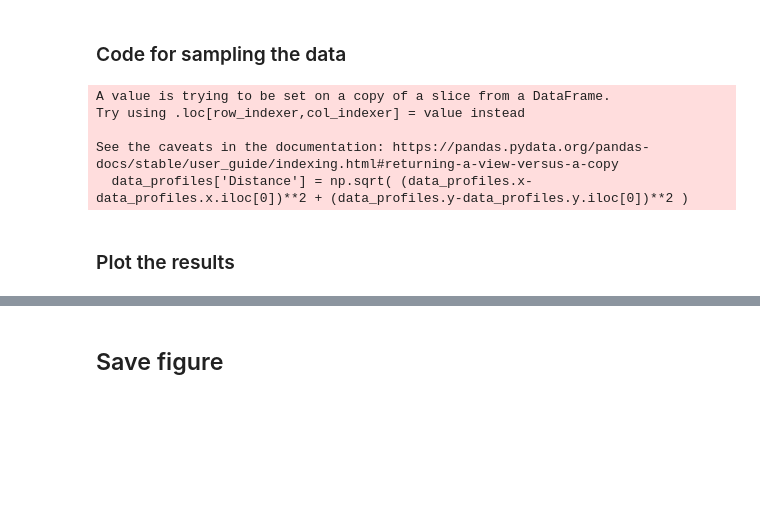
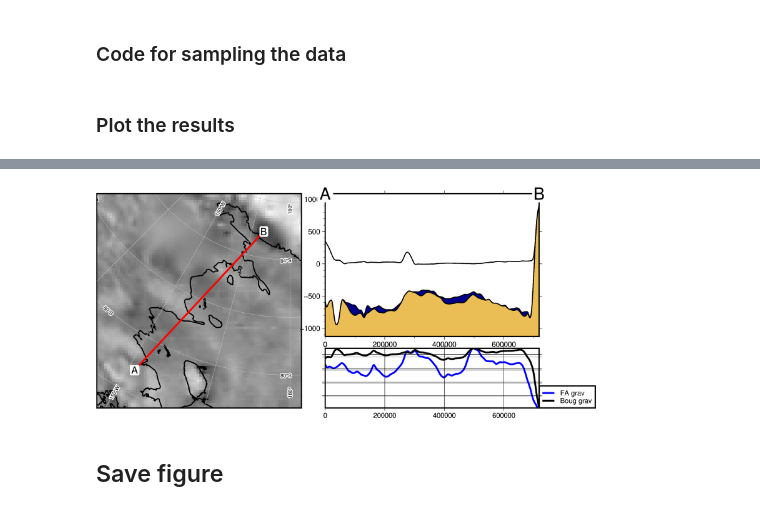
Before and after one commit to mdtanker/polartoolkit, a Jupyter notebook: auto_xsection.ipynb, the cells around one changed output, grey strips where cells are left out. Saved outputs shown, nothing was run; the diff lists cells and outputs as text; code cells hidden in the pictures; blank space fills up the shorter version.

```diff
--- a/auto_xsection.ipynb
+++ b/auto_xsection.ipynb
@@ -43,14 +43,14 @@ Note: shapefiles can be made quickly in QGIS. To increase the sampling resolutio
 # %%
 # choose one of the below methods
 ####
-# METHOD = "points"
-METHOD = "shapefile"
+METHOD = "points"
+# METHOD = "shapefile"
 ####
 
 # Example profiles to plot
 # siple coast
-# a=(-590000,-1070000)
-# b=(-100000,-545000)
+a=(-590000,-1070000)
+b=(-100000,-545000)
 
 # discovery deep
 # a=(307320,-1140665)
@@ -61,7 +61,7 @@ METHOD = "shapefile"
 # b=(2174939,1721844)
 
 # Line from Mulock Glacier to ice front through Discover Deep
-gdf=gpd.read_file('sample_data\Disco_deep_transect_1k.shp')
+gdf=gpd.read_file('data/Disco_deep_transect_1k.shp')
 
 # Line from ice shelf calving front to the grounding zone through Roosevelt Island
 # gdf=gpd.read_file('sample_data\Roosevelt_Island_10k.shp')
@@ -73,9 +73,9 @@ gdf=gpd.read_file('sample_data\Disco_deep_transect_1k.shp')
 # %%
 # earth-layer data to plot in cross-section
 earth_profilelist=(
-    'sample_data/BedMachine_surface_wgs_10k.nc',
-    'sample_data/BedMachine_icebase_wgs_10k.nc',
-    'sample_data/BedMachine_bed_wgs_10k.nc',
+    'data/BedMachine_surface_wgs_10k.nc',
+    'data/BedMachine_icebase_wgs_10k.nc',
+    'data/BedMachine_bed_wgs_10k.nc',
      # 'C:/Users/matthewt/Documents/BedMachine/BedMachine_surface_wgs.nc',
      # 'C:/Users/matthewt/Documents/BedMachine/BedMachine_icebase_wgs.nc',
      # 'C:/Users/matthewt/Documents/BedMachine/BedMachine_bed_wgs.nc',
@@ -92,15 +92,15 @@ x_section_colorlist=(
 
 # data to plot as a seperate profile
 data_profiledict={
-        'sample_data/ant4d_fa.tif' : ('FA grav', 'blue'),
-        'sample_data/ant4d_bafa.tif' : ('Boug grav', 'black'),
-        'sample_data/antarctic_ice_vel_phase_map_v01-vmag.nc' : ('Ice vel', 'purple'),
+        'data/ant4d_fa.tif' : ('FA grav', 'blue'),
+        'data/ant4d_bafa.tif' : ('Boug grav', 'black'),
+        # 'data/antarctic_ice_vel_phase_map_v01-vmag.nc' : ('Ice vel', 'purple'),
         # 'C:/Users/matthewt/Documents/Python_Scripts/GRL_2021_Figures/RIS_Grav_5k.nc' : ('Grav', 'black'),
         # 'C:/Users/matthewt/Documents/Python_Scripts/GRL_2021_Figures/RIS_Mag_5k.nc' : ('Mag', 'black'),
 }
 
 # background grid and colorscale for map
-plot_grid='sample_data/moa750_2009_hp1_v1.1.tif'
+plot_grid='data/ant4d_fa.tif' #'data/moa750_2009_hp1_v1.1.tif'
 plot_cmap='gray'
 
 # buffer as percentage added to profile location on map; i.e. .4 adds 40% of profile extent on map.
@@ -155,12 +155,6 @@ except:
 # # reset distance
 # earth_profiles['Distance'] = np.sqrt( (earth_profiles.x-earth_profiles.x.iloc[0])**2 + (earth_profiles.y-earth_profiles.y.iloc[0])**2 )
 # data_profiles['Distance'] = np.sqrt( (data_profiles.x-data_profiles.x.iloc[0])**2 + (data_profiles.y-data_profiles.y.iloc[0])**2 )
-# %% [output]
-A value is trying to be set on a copy of a slice from a DataFrame.
-Try using .loc[row_indexer,col_indexer] = value instead
-
-See the caveats in the documentation: https://pandas.pydata.org/pandas-docs/stable/user_guide/indexing.html#returning-a-view-versus-a-copy
-  data_profiles['Distance'] = np.sqrt( (data_profiles.x-data_profiles.x.iloc[0])**2 + (data_profiles.y-data_profiles.y.iloc[0])**2 )
 # %% [markdown]
 ### Plot the results
 # %%
@@ -197,9 +191,9 @@ fig.grdimage(projection = fig_proj,
              cmap=plot_cmap)
 
 # plot groundingline and coastlines
-fig.plot(data=gpd.read_file('sample_data/GroundingLine_Antarctica_v02.shp'),
+fig.plot(data=gpd.read_file('data/GroundingLine_Antarctica_v02.shp'),
          pen = '1.2p,black', verbose='e')
-fig.plot(data=gpd.read_file('sample_data/Coastline_Antarctica_v02.shp'),
+fig.plot(data=gpd.read_file('data/Coastline_Antarctica_v02.shp'),
          pen='1.2p,black', verbose='e')
 
 # Plot graticules overtop, at 4d latitude and 30d longitude
@@ -274,3 +268,4 @@ fig.text(x=region_layers[1], y=region_layers[3], text='B', font='20p,Helvetica,b
          justify='CM', fill='white', no_clip=True)
 
 fig.show()
+# %% [output]
@@ -277,3 +273,4 @@ fig.show()
+[figure, added]
 # %% [markdown]
 ## Save figure
 # %%
```
Also changed, not shown: parts of 1 cell of this notebook, 53 other files.
